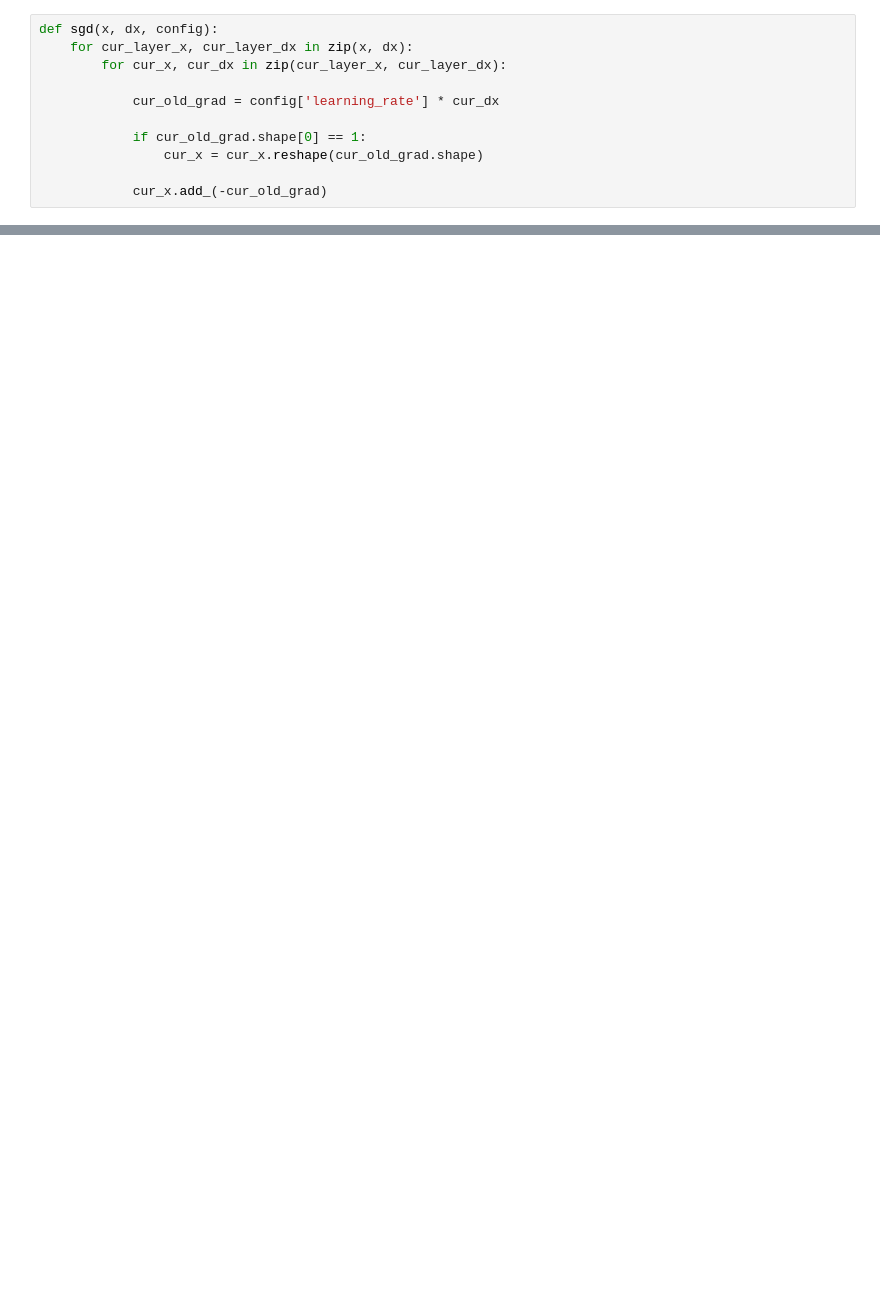
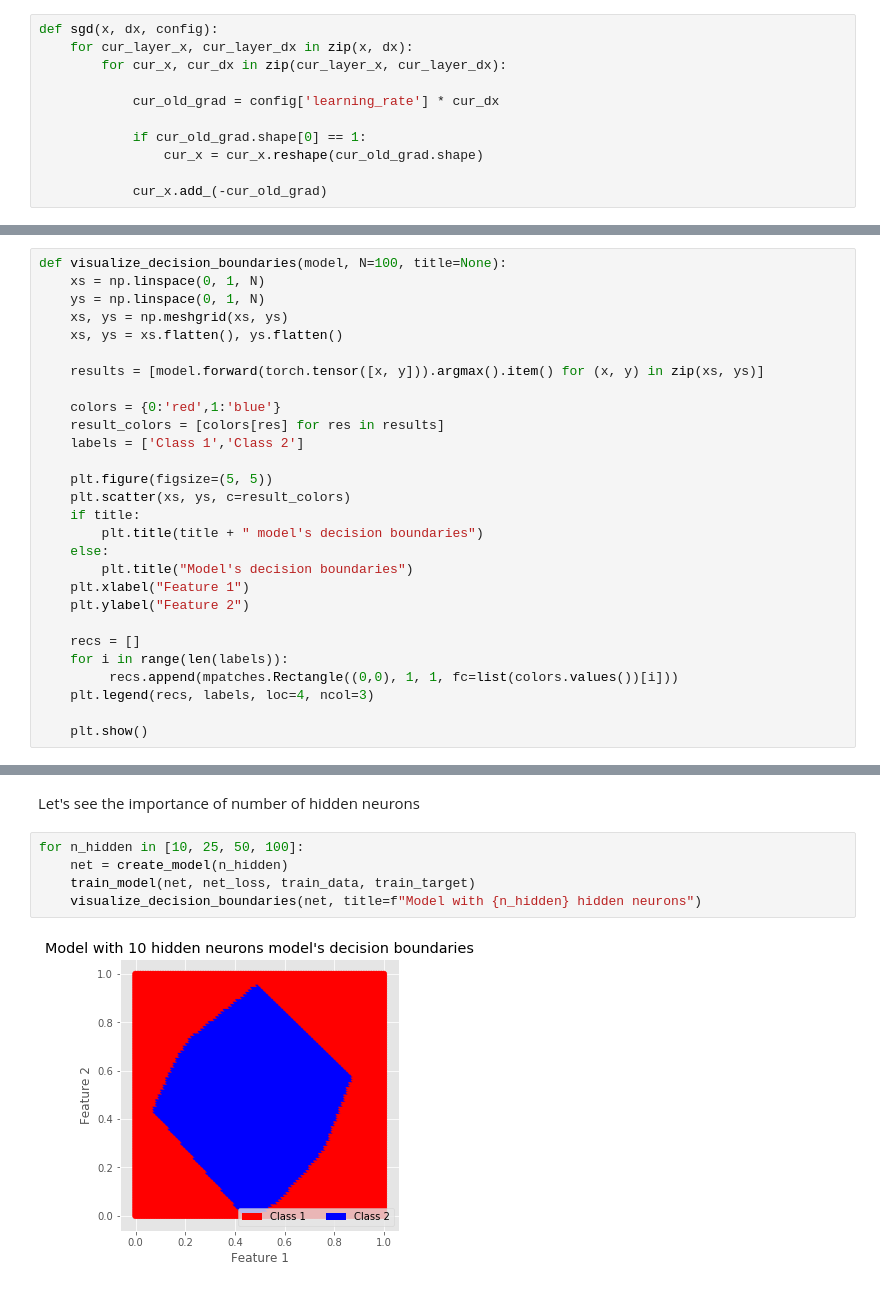
Before and after one commit to Davit98/Mini-Deep-Learning-Framework, a Jupyter notebook: Mini DL Framework.ipynb, the cells around one changed output, grey strips where cells are left out. Drawn from its saved outputs; the diff is of its cells as text; blank space fills up the shorter version.

```diff
--- a/Mini DL Framework.ipynb
+++ b/Mini DL Framework.ipynb
@@ -134,0 +147,28 @@ plt.show()
+# %%
+def visualize_decision_boundaries(model, N=100, title=None):
+    xs = np.linspace(0, 1, N)
+    ys = np.linspace(0, 1, N)
+    xs, ys = np.meshgrid(xs, ys)
+    xs, ys = xs.flatten(), ys.flatten()
+
+    results = [model.forward(torch.tensor([x, y])).argmax().item() for (x, y) in zip(xs, ys)]
+
+    colors = {0:'red',1:'blue'}
+    result_colors = [colors[res] for res in results]
+    labels = ['Class 1','Class 2']
+
+    plt.figure(figsize=(5, 5))
+    plt.scatter(xs, ys, c=result_colors)
+    if title:
+        plt.title(title + " model's decision boundaries")
+    else:
+        plt.title("Model's decision boundaries")
+    plt.xlabel("Feature 1")
+    plt.ylabel("Feature 2")
+
+    recs = []
+    for i in range(len(labels)):
+         recs.append(mpatches.Rectangle((0,0), 1, 1, fc=list(colors.values())[i]))
+    plt.legend(recs, labels, loc=4, ncol=3)
+
+    plt.show()
@@ -134,0 +179,9 @@ plt.show()
+# %% [markdown]
+Let's see the importance of number of hidden neurons
+# %%
+for n_hidden in [10, 25, 50, 100]:
+    net = create_model(n_hidden)
+    train_model(net, net_loss, train_data, train_target)
+    visualize_decision_boundaries(net, title=f"Model with {n_hidden} hidden neurons")
+# %% [output]
+[figure, added]
```
Also changed, not shown: parts of 16 cells of this notebook.
